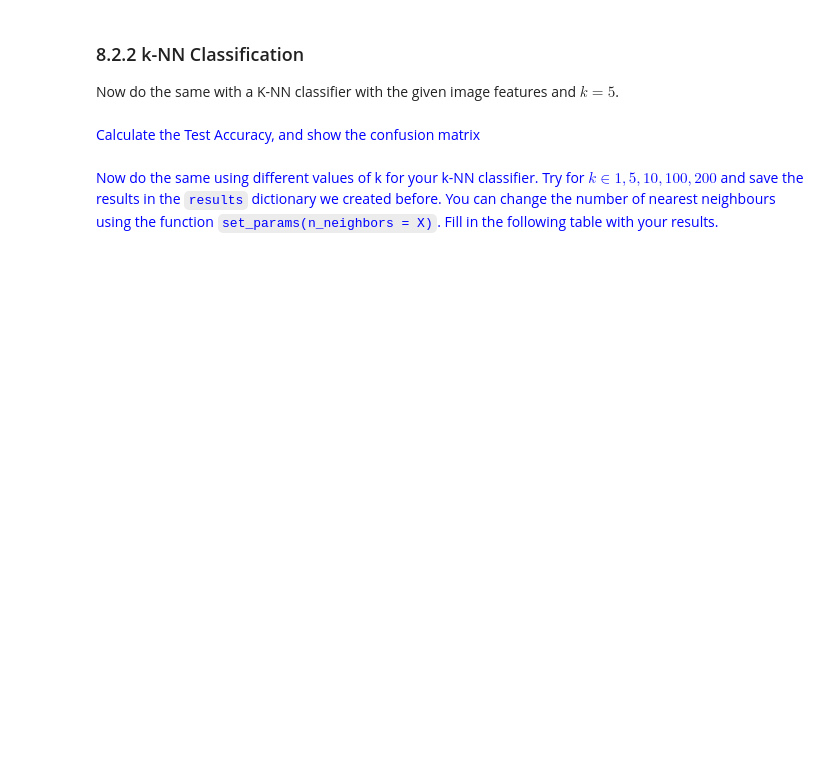
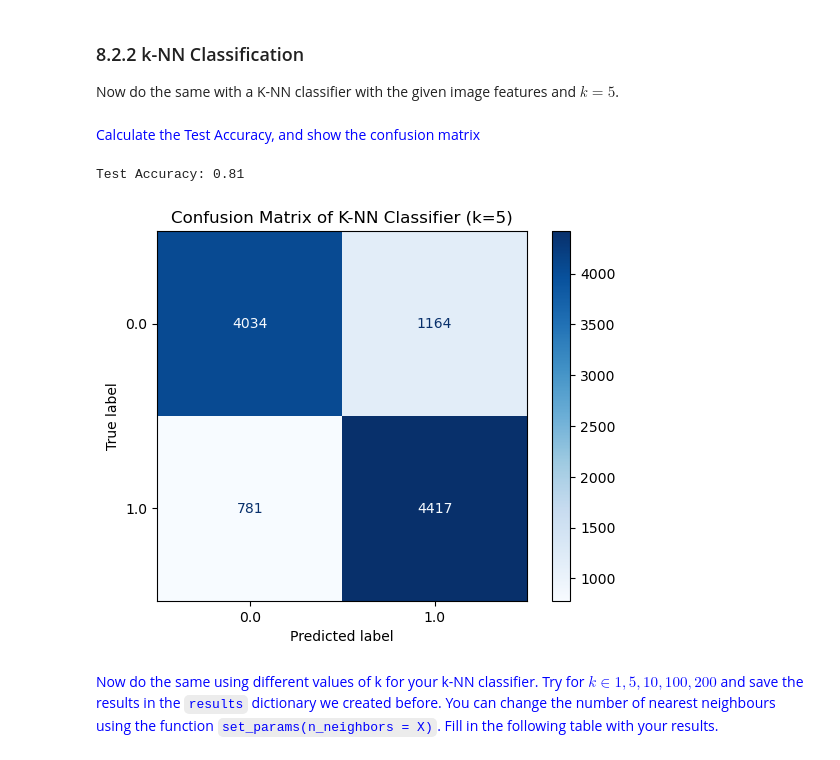
Before and after one commit to tomiock/ML2024-25, a Jupyter notebook: Session 8 - SVMs/P8_SVM.ipynb, the cells around one changed output. Saved outputs shown, nothing was run; the diff lists cells and outputs as text; code cells hidden in the pictures; blank space fills up the shorter version.

```diff
--- a/Session 8 - SVMs/P8_SVM.ipynb
+++ b/Session 8 - SVMs/P8_SVM.ipynb
@@ -369,2 +403,23 @@ from sklearn.neighbors import KNeighborsClassifier
+# %%
+# Your Code Here
+
+#Initialize the K-NN classifier with k=5
+clf = KNeighborsClassifier(n_neighbors=5)
+
+clf.fit(train_features, train_labels)
+y_pred = clf.predict(test_features)
+
+#we calculate test accuracy
+test_accuracy = clf.score(test_features, test_labels)
+print(f"Test Accuracy: {test_accuracy:.2f}")
+
+conf_matrix = confusion_matrix(test_labels, y_pred)
+disp = ConfusionMatrixDisplay(confusion_matrix=conf_matrix, display_labels=clf.classes_)
+disp.plot(cmap=plt.cm.Blues)
+plt.title("Confusion Matrix of K-NN Classifier (k=5)")
+plt.show()
+# %% [output]
+Test Accuracy: 0.81
+[figure, added]
 # %% [markdown]
 <font color=blue>Now do the same using different values of k for your k-NN classifier. Try for $k \in {1, 5, 10, 100, 200}$ and save the results in the `results` dictionary we created before. You can change the number of nearest neighbours using the function `set_params(n_neighbors = X)`. Fill in the following table with your results.</font>
```
Also changed, not shown: parts of 29 cells of this notebook.
